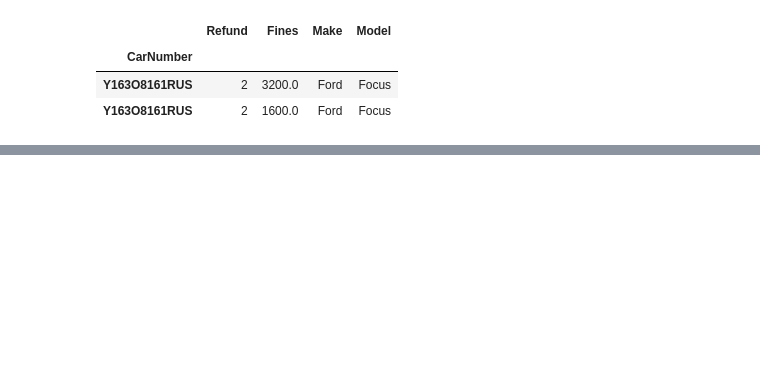
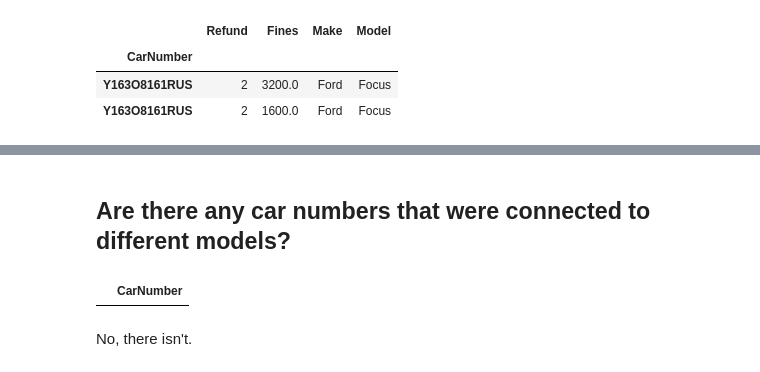
Before and after one commit to MosheGroot/Piscine-Python-Data-Science, a Jupyter notebook: Day05_Pandas/ex03/selects_n_aggs.ipynb, the cells around one changed output, grey strips where cells are left out. Saved outputs shown, nothing was run; the diff lists cells and outputs as text; code cells hidden in the pictures; blank space fills up the shorter version.

```diff
--- a/Day05_Pandas/ex03/selects_n_aggs.ipynb
+++ b/Day05_Pandas/ex03/selects_n_aggs.ipynb
@@ -228,0 +255,17 @@ for car_number in df.index:
+# %% [markdown]
+## Are there any car numbers that were connected to different models?
+# %%
+cars_with_different_models = []
+
+for car_number in df.index:
+    values = df.loc[car_number]['Model']
+    if isinstance(values, pd.Series) and values.value_counts().shape[0] > 1:
+        cars_with_different_models.append(car_number)
+
+pd.DataFrame(cars_with_different_models,
+             columns=['CarNumber']
+            )
+# %% [output]
+|  | CarNumber |
+# %% [markdown]
+No, there isn't.
```
Also changed, not shown: parts of 21 cells of this notebook, 10 other files.
